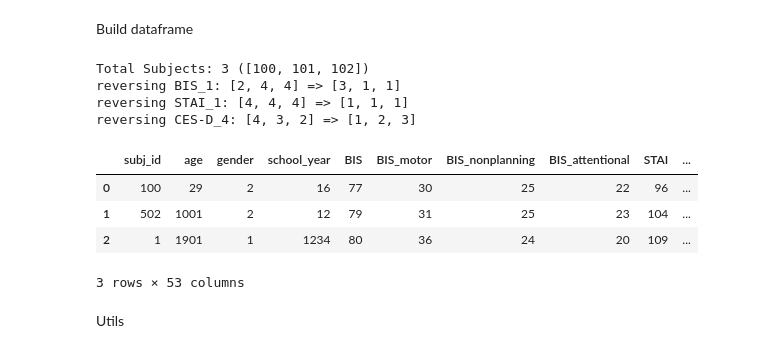
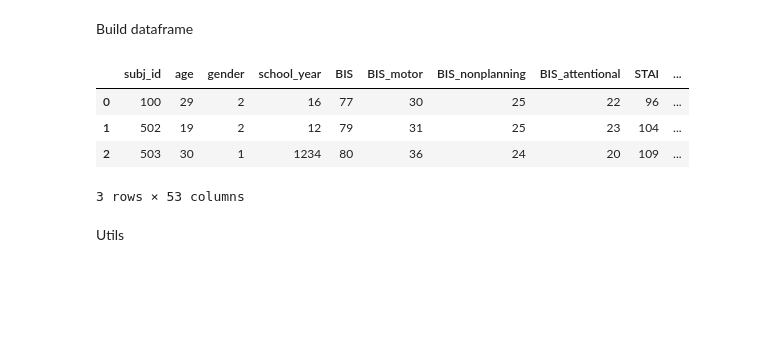
Before and after one commit to bugoverdose/PedestrianEnv, a Jupyter notebook: analysis/summary.ipynb, the cells around one changed output. Drawn from its saved outputs; the diff is of its cells as text; code cells hidden in the pictures; blank space fills up the shorter version.

```diff
--- a/analysis/summary.ipynb
+++ b/analysis/summary.ipynb
@@ -23,26 +22,14 @@ from behavior_tasks import build_behavioral_task_results
 # %% [markdown]
 Build dataframe
-# %%
-df = load_survey_results(test = True)
-# TODO: 데이터 부족으로 인한 임시방편. 향후 현실적인 데이터로 대체.
-df.loc[3, "subj_id"] = 502
-df.loc[4, "subj_id"] = 1
-subj_ids = df["subj_id"].to_list()
-
-df = build_pedestrian_task_results(df, subj_ids)
-df = build_behavioral_task_results(df, subj_ids)
-
-df.head()
-# %% [output]
-Total Subjects: 3 ([100, 101, 102])
-reversing BIS_1: [2, 4, 4] => [3, 1, 1]
-reversing STAI_1: [4, 4, 4] => [1, 1, 1]
-reversing CES-D_4: [4, 3, 2] => [1, 2, 3]
-|  | subj_id | age | gender | school_year | BIS | BIS_motor | BIS_nonplanning | BIS_attentional | STAI | ... |
-| 0 | 100 | 29 | 2 | 16 | 77 | 30 | 25 | 22 | 96 | ... |
-| 1 | 502 | 1001 | 2 | 12 | 79 | 31 | 25 | 23 | 104 | ... |
-| 2 | 1 | 1901 | 1 | 1234 | 80 | 36 | 24 | 20 | 109 | ... |
-3 rows × 53 columns
+# %%
+df = pd.read_csv("data.csv", encoding="utf-8-sig")
+df.head()
+# %% [output]
+|  | subj_id | age | gender | school_year | BIS | BIS_motor | BIS_nonplanning | BIS_attentional | STAI | ... |
+| 0 | 100 | 29 | 2 | 16 | 77 | 30 | 25 | 22 | 96 | ... |
+| 1 | 502 | 19 | 2 | 12 | 79 | 31 | 25 | 23 | 104 | ... |
+| 2 | 503 | 30 | 1 | 1234 | 80 | 36 | 24 | 20 | 109 | ... |
+3 rows × 53 columns
 # %% [markdown]
 Utils
 # %%
```
Also changed, not shown: parts of 6 cells of this notebook, 7 other files.
